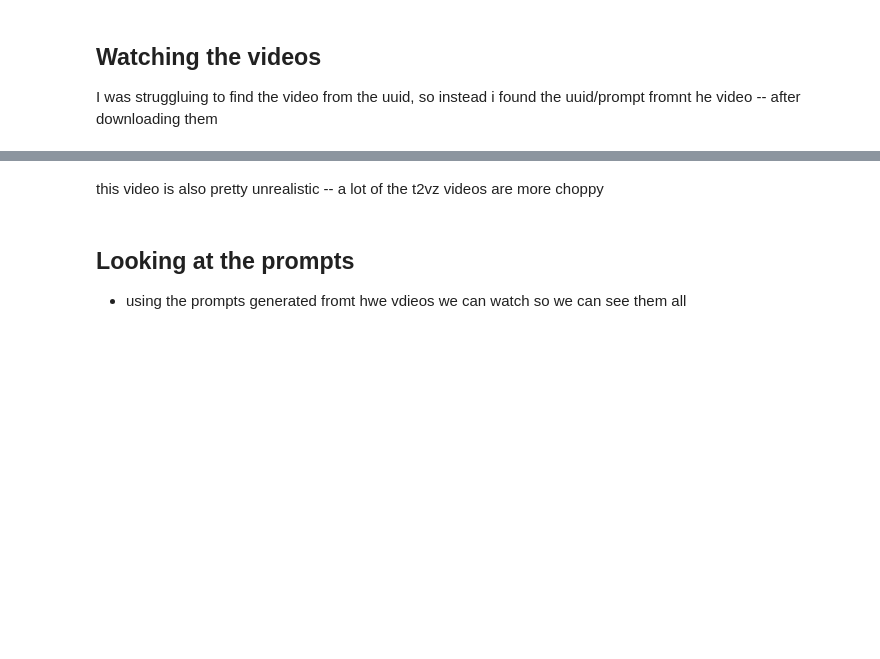
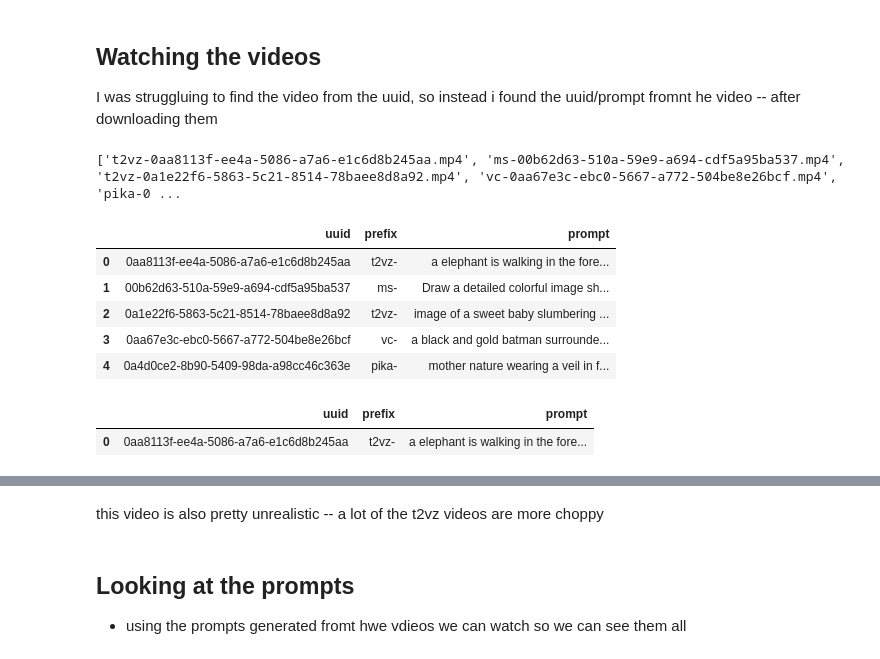
Before and after one commit to mariabeatrizsilva/genvid, a Jupyter notebook: data_explore.ipynb, the cells around one changed output, grey strips where cells are left out. Cells and saved outputs as stored; diff of their text form; code cells hidden in the pictures; blank space fills up the shorter version.

Commit message:
script for prompt extractor

```diff
--- a/data_explore.ipynb
+++ b/data_explore.ipynb
@@ -133,3 +123,30 @@ result = process_video_files(video_files, file_beginnings)
+# %%
+from prompt_extractor import PromptExtractor
+
+# Initialize the PromptExtractor
+file_beginnings = ['t2vz-', 'pika-', 'vc-', 'ms-'] # these are the prefixes of the video files in the sample folder
+pe = PromptExtractor(df, file_beginnings)
+
+# Load in video names from folder
+video_folder = '/home/bia/Documents/genvid/sample_videos' # This is where the sample videos are stored
+videos = pe.list_video_files(video_folder)
+print(videos)
+# pe.test(video_files)
+# process the videos to extract prompts
+extracted_prompts = pe.process_video_files(videos)
+# Display the first few extracted prompts
+display(extracted_prompts.head())
+extracted_prompts[extracted_prompts['uuid'] == '0aa8113f-ee4a-5086-a7a6-e1c6d8b245aa'] # check for a specific uuid to see if it worked
+# %% [output]
+['t2vz-0aa8113f-ee4a-5086-a7a6-e1c6d8b245aa.mp4', 'ms-00b62d63-510a-59e9-a694-cdf5a95ba537.mp4', 't2vz-0a1e22f6-5863-5c21-8514-78baee8d8a92.mp4', 'vc-0aa67e3c-ebc0-5667-a772-504be8e26bcf.mp4', 'pika-0 ...
+|  | uuid | prefix | prompt |
+| 0 | 0aa8113f-ee4a-5086-a7a6-e1c6d8b245aa | t2vz- | a elephant is walking in the fore... |
+| 1 | 00b62d63-510a-59e9-a694-cdf5a95ba537 | ms- | Draw a detailed colorful image sh... |
+| 2 | 0a1e22f6-5863-5c21-8514-78baee8d8a92 | t2vz- | image of a sweet baby slumbering ... |
+| 3 | 0aa67e3c-ebc0-5667-a772-504be8e26bcf | vc- | a black and gold batman surrounde... |
+| 4 | 0a4d0ce2-8b90-5409-98da-a98cc46c363e | pika- | mother nature wearing a veil in f... |
+|  | uuid | prefix | prompt |
+| 0 | 0aa8113f-ee4a-5086-a7a6-e1c6d8b245aa | t2vz- | a elephant is walking in the fore... |
 # %% [markdown]
 ### Notes
 
```
Also changed, not shown: parts of 13 cells of this notebook, 29 other files.
